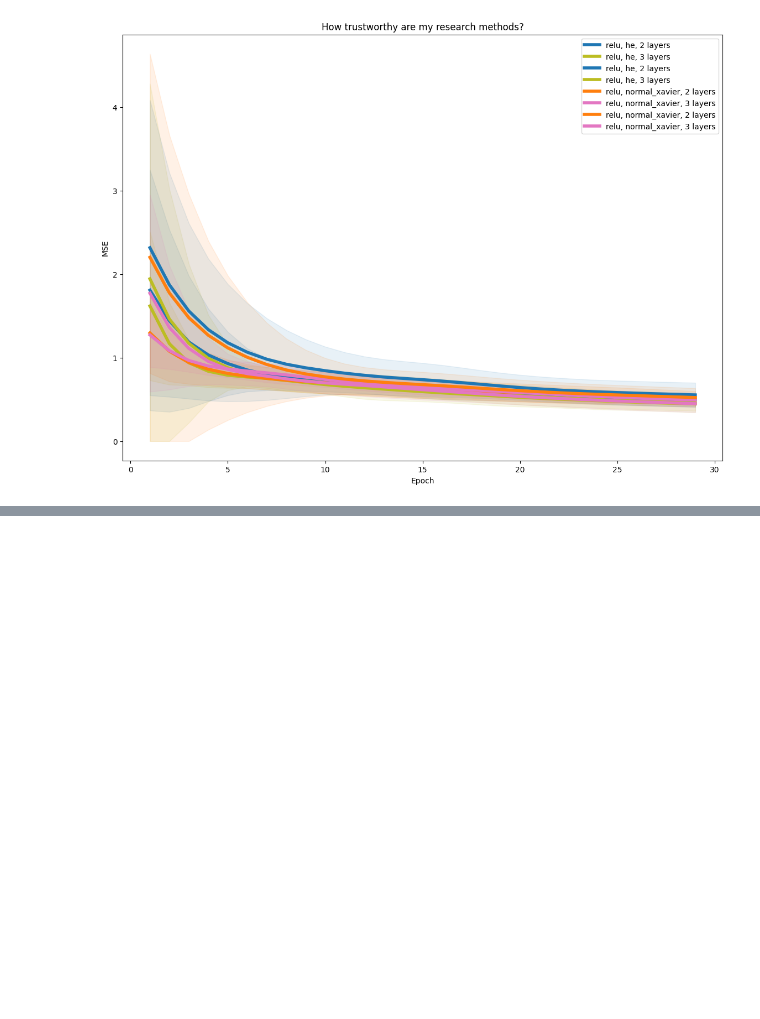
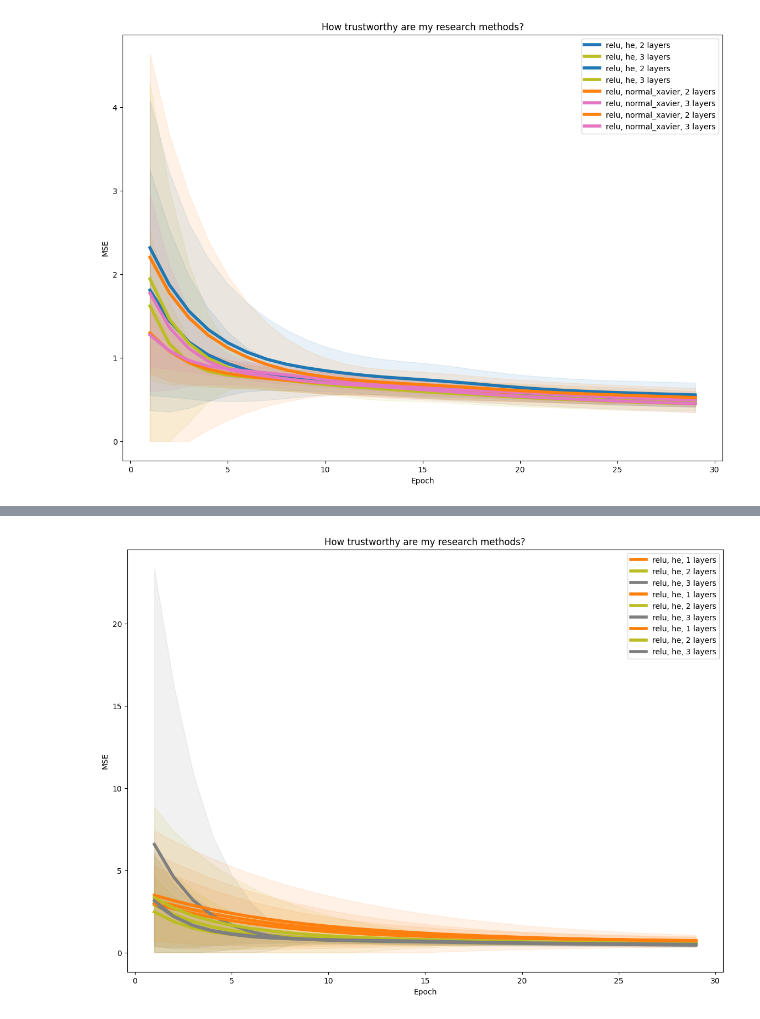
Before and after one commit to nizwant/methods_of_computational_intelligence, a Jupyter notebook: NeuralNetworks/NN6.ipynb, the cells around one changed output, grey strips where cells are left out. Drawn from its saved outputs; the diff is of its cells as text; code cells hidden in the pictures; blank space fills up the shorter version.

```diff
--- a/NeuralNetworks/NN6.ipynb
+++ b/NeuralNetworks/NN6.ipynb
@@ -244,0 +454,10 @@ Text(0, 0.5, 'MSE')
+# %%
+visualize_correctness(
+    ["3", "2", "1"],
+    ["relu"],
+    ["he"],
+    "How trustworthy are my research methods?",
+    nums =9
+)
+# %% [output]
+[figure, added]
```
Also changed, not shown: parts of 7 cells of this notebook.
